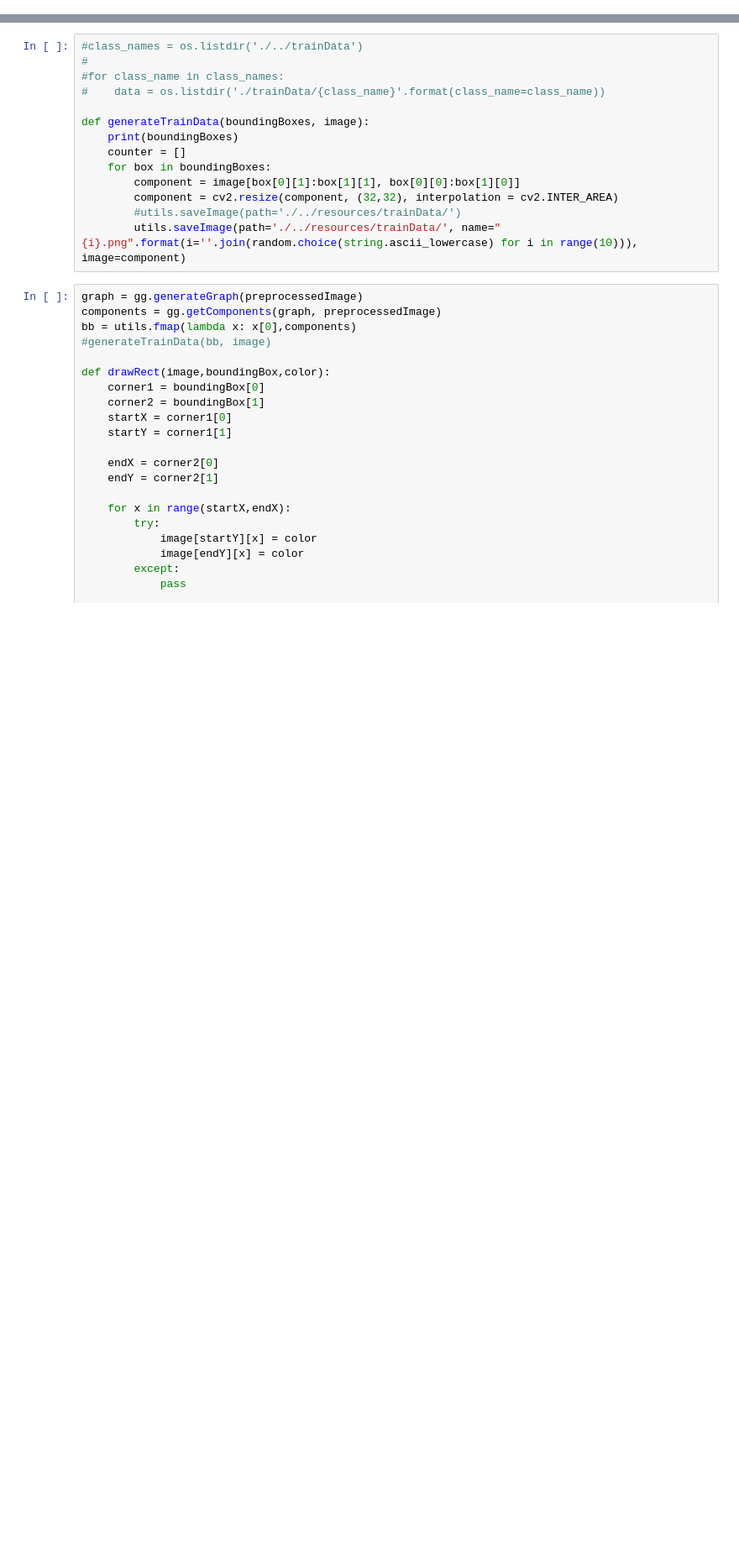
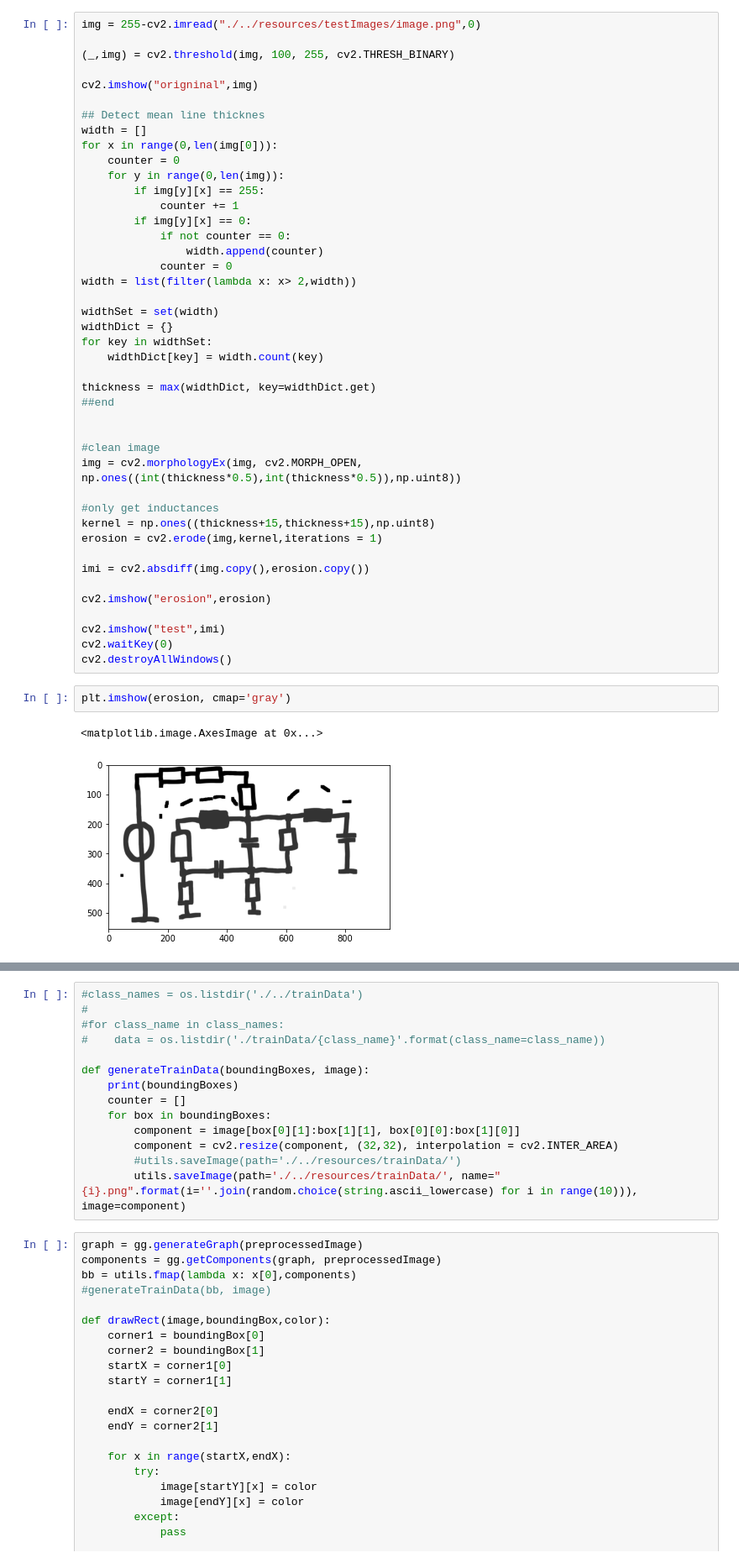
Before and after one commit to Chris022/smarter-circuits, a Jupyter notebook: src/main.ipynb, the cells around one changed output, grey strips where cells are left out. Shown at 84% size. Drawn from its saved outputs; the diff is of its cells as text; blank space fills up the shorter version.

```diff
--- a/src/main.ipynb
+++ b/src/main.ipynb
@@ -50,3 +86,51 @@ plt.imshow(colorImage)
+# %%
+img = 255-cv2.imread("./../resources/testImages/image.png",0)
+
+(_,img) = cv2.threshold(img, 100, 255, cv2.THRESH_BINARY)
+
+cv2.imshow("origninal",img)
+
+## Detect mean line thicknes
+width = []
+for x in range(0,len(img[0])):
+    counter = 0
+    for y in range(0,len(img)):
+        if img[y][x] == 255:
+            counter += 1
+        if img[y][x] == 0:
+            if not counter == 0:
+                width.append(counter)
+            counter = 0
+width = list(filter(lambda x: x> 2,width))
+
+widthSet = set(width)
+widthDict = {}
+for key in widthSet:
+    widthDict[key] = width.count(key)
+
+thickness = max(widthDict, key=widthDict.get)
+##end
+
+
+#clean image
+img = cv2.morphologyEx(img, cv2.MORPH_OPEN, np.ones((int(thickness*0.5),int(thickness*0.5)),np.uint8))
+
+#only get inductances
+kernel = np.ones((thickness+15,thickness+15),np.uint8)
+erosion = cv2.erode(img,kernel,iterations = 1)
+
+imi = cv2.absdiff(img.copy(),erosion.copy())
+
+cv2.imshow("erosion",erosion)
+
+cv2.imshow("test",imi)
+cv2.waitKey(0)
+cv2.destroyAllWindows()
+# %%
+plt.imshow(erosion, cmap='gray')
+# %% [output]
+<matplotlib.image.AxesImage at 0x...>
+[figure, added]
 # %%
 preprocessedImage = ip.preprocessImage(image)
 utils.saveImage(name="preprocessed.png", image=preprocessedImage)
```
Also changed, not shown: parts of 8 cells of this notebook.
